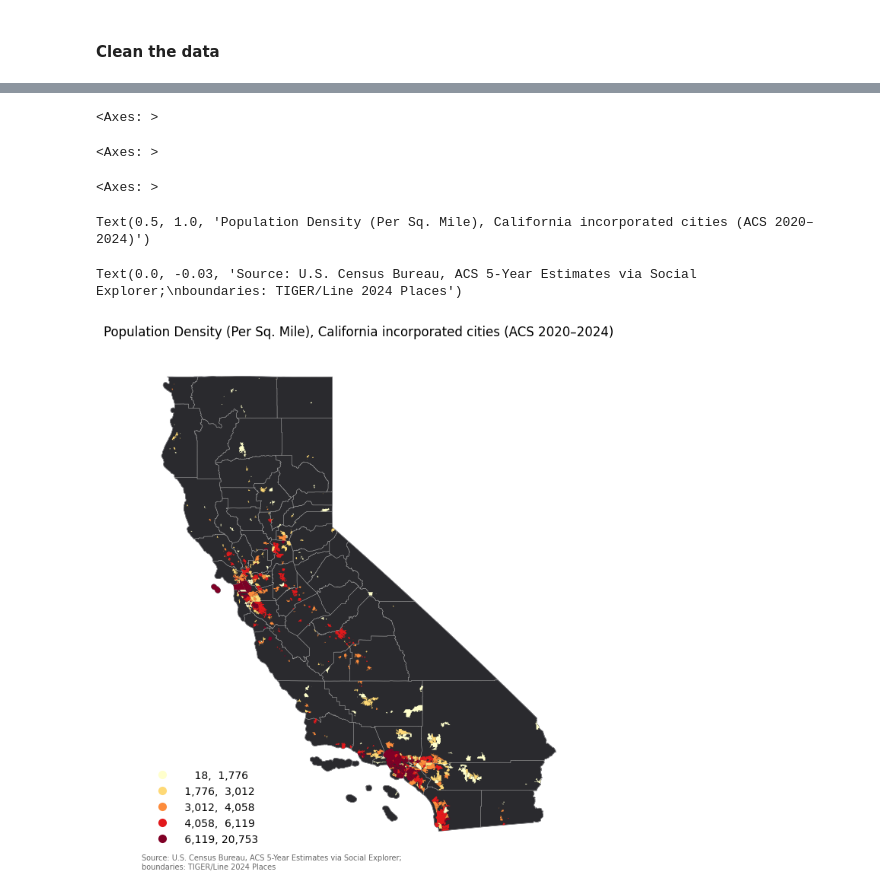
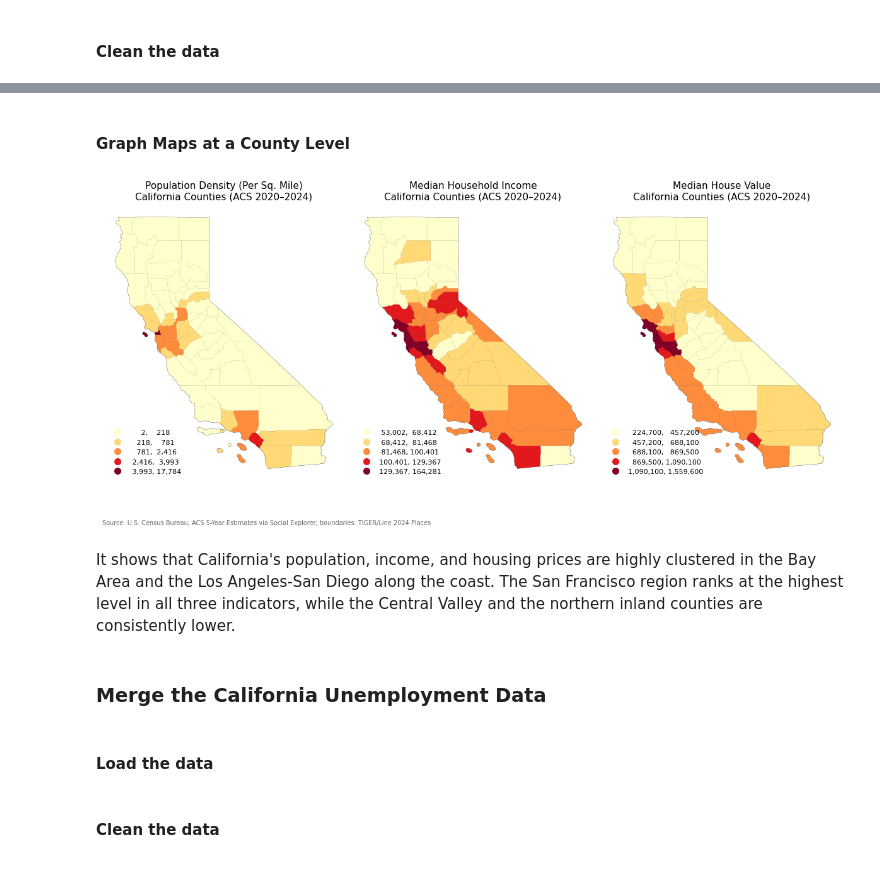
Before and after one commit to HowardChen0211/gisPy, a Jupyter notebook: ProblemSets_map.ipynb, the cells around one changed output, grey strips where cells are left out. Drawn from its saved outputs; the diff is of its cells as text; code cells hidden in the pictures.

```diff
--- a/ProblemSets_map.ipynb
+++ b/ProblemSets_map.ipynb
@@ -161,6 +158,9 @@ Index(['STATEFP', 'COUNTYFP', 'COUNTYNS', 'GEOID', 'NAME', 'NAMELSAD', 'LSAD',
 cols = ["GEOID", "NAME", "NAMELSAD", "ALAND", "AWATER", "geometry"]
 counties = ca_counties[cols].copy() # don't alter the original data
 
+# Convert the GEOID dtypes
+counties["GEOID"] = counties["GEOID"].astype(int)
+
 print("Dimensions:", counties.shape)
 counties.head()
 # %% [output]
@@ -308,6 +336,6 @@ household_income.head()
 # %%
-# Median owner-occupied home value
-owner_home = pd.read_csv("https://raw.githubusercontent.com/HowardChen0211/gisPy/refs/heads/main/median_houseValue_2024.csv", skiprows=[1])
+# Median owner-occupied home value at County level
+owner_home = pd.read_csv("https://raw.githubusercontent.com/HowardChen0211/gisPy/refs/heads/main/housevalue_2024.csv", skiprows=[1])
 owner_home.head()
 # %% [output]
 |  | FIPS | GeoLevel | NAME | Qualified Area Name | Area (Land) | Area (Water) | Median House Value |
@@ -379,8 +366,8 @@ dtype: object
 # %%
 df = (
-    total_pop2[["FIPS", "NAME", "Total Population", "Population Density (Per Sq. Mile)"]]
-    .merge(household_income2[["FIPS", "Median Household Income"]], on="FIPS", how="outer")
-    .merge(owner_home2[["FIPS", "Median House Value"]], on="FIPS", how="outer")
+    total_pop[["FIPS", "NAME", "Total Population", "Population Density (Per Sq. Mile)"]]
+    .merge(household_income[["FIPS", "Median Household Income"]], on="FIPS", how="outer")
+    .merge(owner_home[["FIPS", "Median House Value"]], on="FIPS", how="outer")
 )
 
 num_cols = ["Total Population", "Population Density (Per Sq. Mile)", "Median Household Income", "Median House Value"]
@@ -400,7 +398,8 @@ df.head()
 # %%
-# Check first for outer join, it's good. nothing happen
-# cities.merge(df, left_on="GEOID", right_on="FIPS", how="outer", indicator=True).query("_merge == 'left_only'")
+## Check first for outer join, it's good. nothing happen
+# counties.merge(df, left_on="GEOID", right_on="FIPS", how="outer", indicator=True).query("_merge == 'left_only'")
 
-df1 = cities.merge(df, left_on="GEOID", right_on="FIPS", how="inner", indicator=True).drop(columns=["NAME_x", "NAME_y", "FIPS", "_merge"])
+df1 = counties.merge(df, left_on="GEOID", right_on="FIPS", how="inner", indicator=True).drop(columns=["NAME_x", "NAME_y", "ALAND",	"AWATER", "FIPS", "_merge"])
+df1.rename(columns={"NAMELSAD": "COUNTYNAME", "Total Population":"TPOP", "Population Density (Per Sq. Mile)":"POPDEN"}, inplace = True)
 df1.head()
 # %% [output]
@@ -427,24 +436,46 @@ df1[["Median Household Income"]].describe()
+# %% [markdown]
+#### Graph Maps at a County Level
 # %%
-fig, ax = plt.subplots(1, figsize=(6,10))
+fig, axes = plt.subplots(1, 3, figsize=(12, 6))
 
-state.plot(ax=ax, color='#2a2a2e', edgecolor='#4a4a50', linewidth=0.5)
-counties.plot(ax=ax, color="none", edgecolor="#999999", linewidth=0.3)
-df1.plot(ax=ax, column='Population Density (Per Sq. Mile)', legend=True, cmap='YlOrRd',
-          scheme='quantiles',k=5, edgecolor='none',linewidth=0.2,
-          legend_kwds= {"fmt": "{:,.0f}", 'loc':'lower left', 'markerscale':0.8, "frameon": False})
+maps = [
+    ('POPDEN', 'Population Density (Per Sq. Mile)'),
+    ('Median Household Income', 'Median Household Income'),
+    ("Median House Value", "Median House Value")
+]
 
-leg1 = ax.get_legend()
-ax.set_title("Population Density (Per Sq. Mile), California incorporated cities (ACS 2020–2024)")
-ax.set_axis_off()
-ax.annotate("Source: U.S. Census Bureau, ACS 5-Year Estimates via Social Explorer;\n" # Claude code help
-            "boundaries: TIGER/Line 2024 Places",
-            xy=(0.0, -0.03), xycoords='axes fraction', fontsize=7, color='#666666')
-plt.tight_layout()
+for ax, (col, title) in zip(axes, maps):
+    state.plot(ax=ax, color='#2a2a2e', edgecolor='#4a4a50', linewidth=0.5)
+    counties.plot(ax=ax, color='none', edgecolor='#999999', linewidth=0.3)
+    df1.plot(
+        ax=ax,
+        column=col, # Data to plot
+        legend=True,
+        cmap='YlOrRd', # color palette
+        scheme='natural_breaks',
+        k=5,
+        edgecolor='none',
+        linewidth=0.2,
+        legend_kwds={'fmt': '{:,.0f}', 'loc': 'lower left',
+                     'markerscale': 0.8, 'frameon': False, 'fontsize': 8}
+    )
+    ax.set_title(f'{title}\nCalifornia Counties (ACS 2020–2024)', fontsize=11)
+    ax.set_axis_off()
+
+fig.text(0.01, 0.02,
+         'Source: U.S. Census Bureau, ACS 5-Year Estimates via Social Explorer; '
+         'boundaries: TIGER/Line 2024 Places',
+         fontsize=7, color='#666666')
+
+fig.tight_layout()
 plt.show()
 # %% [output]
-<Axes: >
-<Axes: >
-<Axes: >
-Text(0.5, 1.0, 'Population Density (Per Sq. Mile), California incorporated cities (ACS 2020–2024)')
-Text(0.0, -0.03, 'Source: U.S. Census Bureau, ACS 5-Year Estimates via Social Explorer;\nboundaries: TIGER/Line 2024 Places')
-[figure, old version]
+[figure, new version]
+# %% [markdown]
+It shows that California's population, income, and housing prices are highly clustered in the Bay Area and the Los Angeles-San Diego along the coast. The San Francisco region ranks at the highest level in all three indicators, while the Central Valley and the northern inland counties are consistently lower.
+# %% [markdown]
+### Merge the California Unemployment Data
+# %% [markdown]
+#### Load the data
+# %% [markdown]
+#### Clean the data
```
Also changed, not shown: parts of 32 cells of this notebook.
